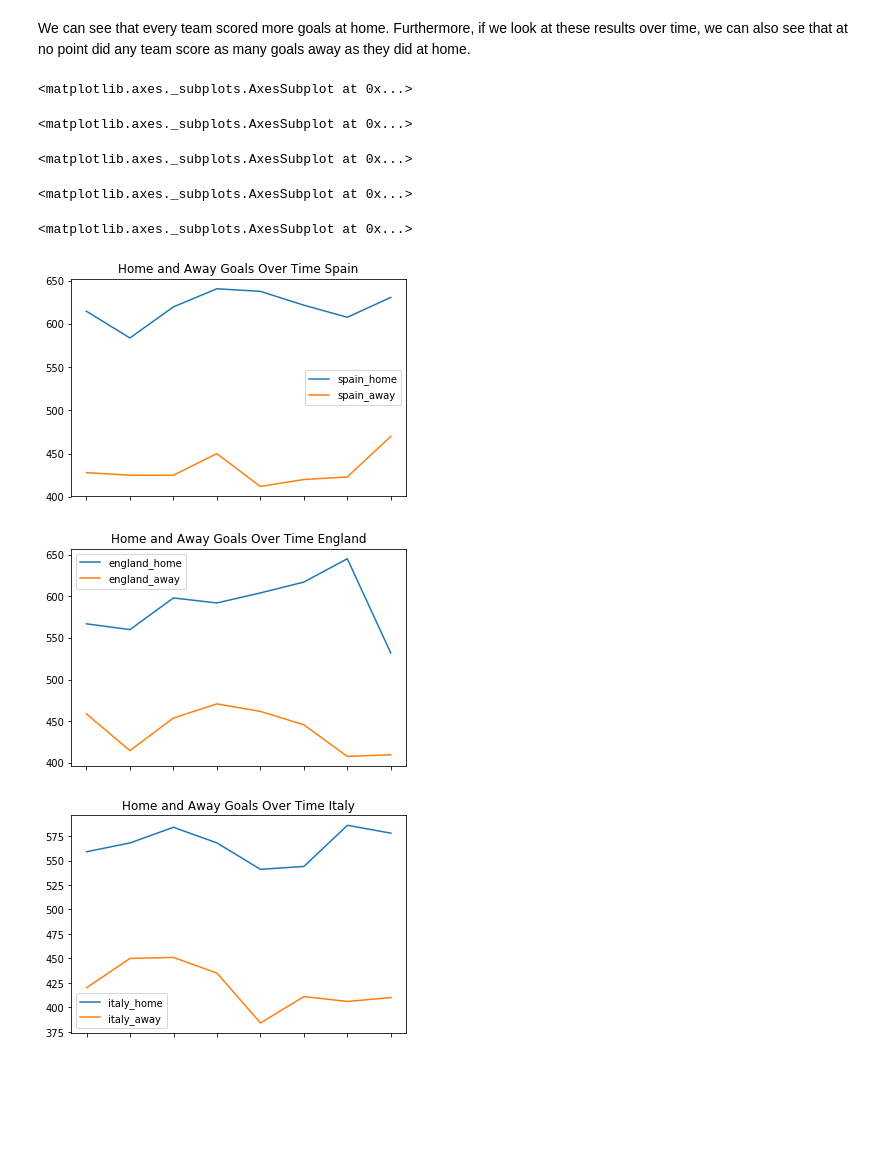
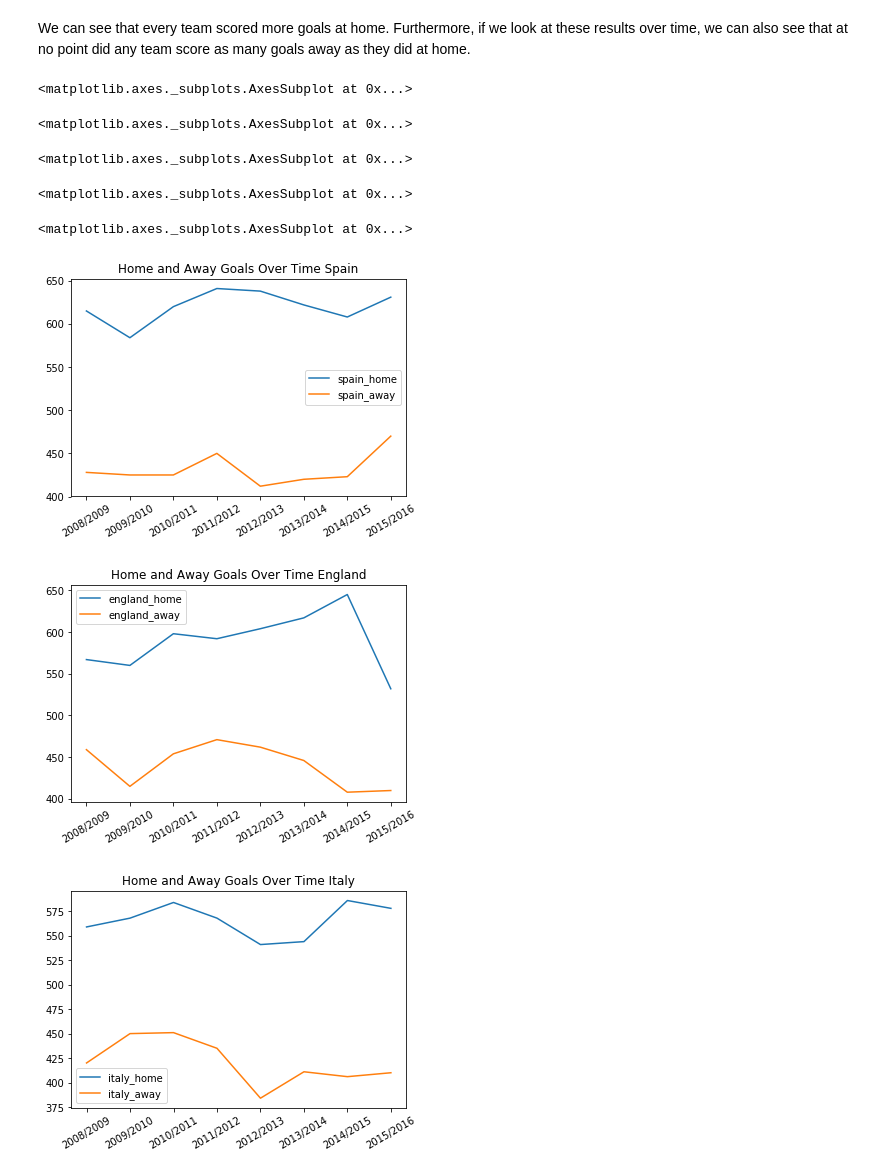
Before and after one commit to ipaulson/soccer-db, a Jupyter notebook: eu-soccer-db.ipynb, the cells around one changed output. Cells and saved outputs as stored; diff of their text form; code cells hidden in the pictures; blank space fills up the shorter version.

Commit message:
Write limitations and label x-axes

```diff
--- a/eu-soccer-db.ipynb
+++ b/eu-soccer-db.ipynb
@@ -355,26 +359,39 @@ plt.show()
 # %% [markdown]
 We can see that every team scored more goals at home. Furthermore, if we look at these results over time, we can also see that at no point did any team score as many goals away as they did at home.
 # %%
+labels = list(home_and_away.index)
+
+
 esp = home_and_away[['spain_home','spain_away']]
-display(esp.plot(title="Home and Away Goals Over Time Spain"))
+esp_plot = esp.plot(title="Home and Away Goals Over Time Spain")
+esp_plot.set_xticklabels(np.append(np.roll(labels,1),labels[7]),rotation=30)
+display(esp_plot)
 
 gba = home_and_away[['england_home','england_away']]
-display(gba.plot(title="Home and Away Goals Over Time England"))
+gba_plot = gba.plot(title="Home and Away Goals Over Time England")
+gba_plot.set_xticklabels(np.append(np.roll(labels,1),labels[7]),rotation=30)
+display(gba_plot)
 
 itl = home_and_away[['italy_home','italy_away']]
-display(itl.plot(title="Home and Away Goals Over Time Italy"))
+itl_plot = itl.plot(title="Home and Away Goals Over Time Italy")
+itl_plot.set_xticklabels(np.append(np.roll(labels,1),labels[7]),rotation=30)
+display(itl_plot)
 
 ale = home_and_away[['germany_home','germany_away']]
-display(ale.plot(title="Home and Away Goals Over Time Germany"))
+ale_plot = ale.plot(title="Home and Away Goals Over Time Germany")
+ale_plot.set_xticklabels(np.append(np.roll(labels,1),labels[7]),rotation=30)
+display(ale_plot)
 
 fra = home_and_away[['france_home','france_away']]
-display(fra.plot(title="Home and Away Goals Over Time France"))
+fra_plot = fra.plot(title="Home and Away Goals Over Time France")
+fra_plot.set_xticklabels(np.append(np.roll(labels,1),labels[7]),rotation=30)
+display(fra_plot)
 # %% [output]
 <matplotlib.axes._subplots.AxesSubplot at 0x...>
 <matplotlib.axes._subplots.AxesSubplot at 0x...>
 <matplotlib.axes._subplots.AxesSubplot at 0x...>
 <matplotlib.axes._subplots.AxesSubplot at 0x...>
 <matplotlib.axes._subplots.AxesSubplot at 0x...>
-[figure, old version]
+[figure, new version]
-[figure, old version]
+[figure, new version]
-[figure, old version]
+[figure, new version]
```
Also changed, not shown: parts of 3 cells of this notebook, 1 other file.
